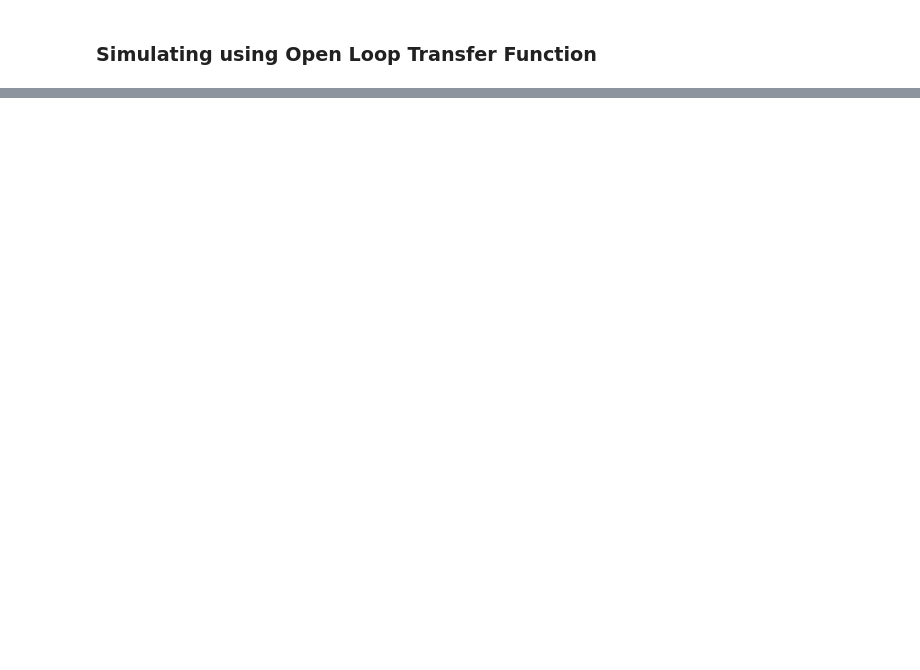
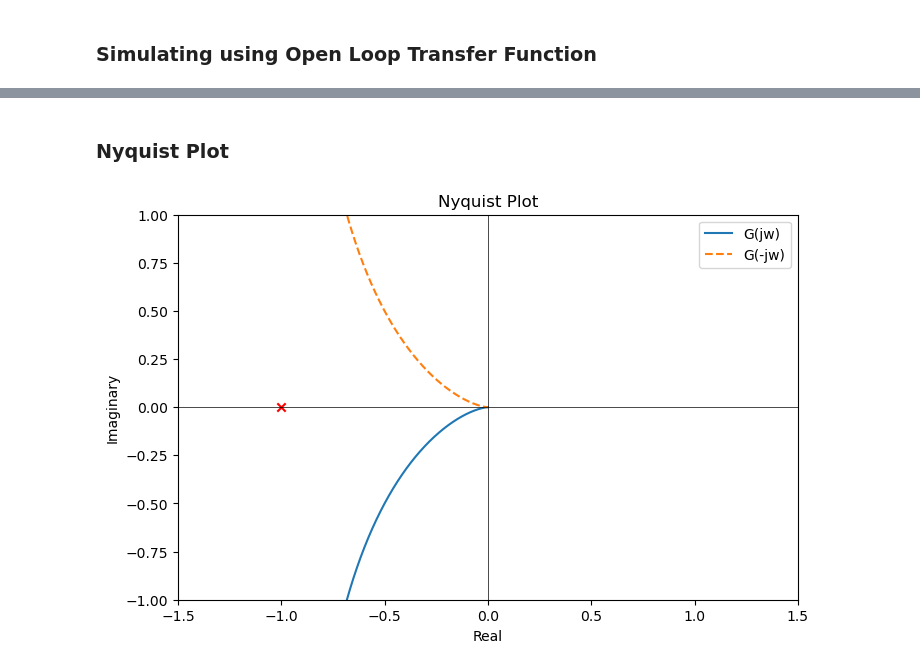
Before and after one commit to rahalnanayakkara/system-simulations, a Jupyter notebook: describing-functions/ol_cl_sim.ipynb, the cells around one changed output, grey strips where cells are left out. Cells and saved outputs as stored; diff of their text form; code cells hidden in the pictures; blank space fills up the shorter version.

```diff
--- a/describing-functions/ol_cl_sim.ipynb
+++ b/describing-functions/ol_cl_sim.ipynb
@@ -135,0 +146,23 @@ plt.show()
+# %% [markdown]
+### Nyquist Plot
+# %%
+w = np.logspace(-4, 4, 10000)
+
+GCp = G(1j*w)
+GCn = G(-1j*w)
+
+plt.figure(figsize=(8,5))
+plt.plot(np.real(GCp), np.imag(GCp))
+plt.plot(np.real(GCn), np.imag(GCn), linestyle='dashed')
+plt.scatter(-1,0, c='red', marker='x')
+plt.xlim([-1.5, 1.5])
+plt.ylim([-1, 1])
+plt.title("Nyquist Plot")
+plt.xlabel("Real")
+plt.ylabel("Imaginary")
+plt.legend(["G(jw)", "G(-jw)"])
+plt.axhline(0, color='black', linewidth=.5)
+plt.axvline(0, color='black', linewidth=.5)
+plt.show()
+# %% [output]
+[figure, added]
```
Also changed, not shown: parts of 4 cells of this notebook.
